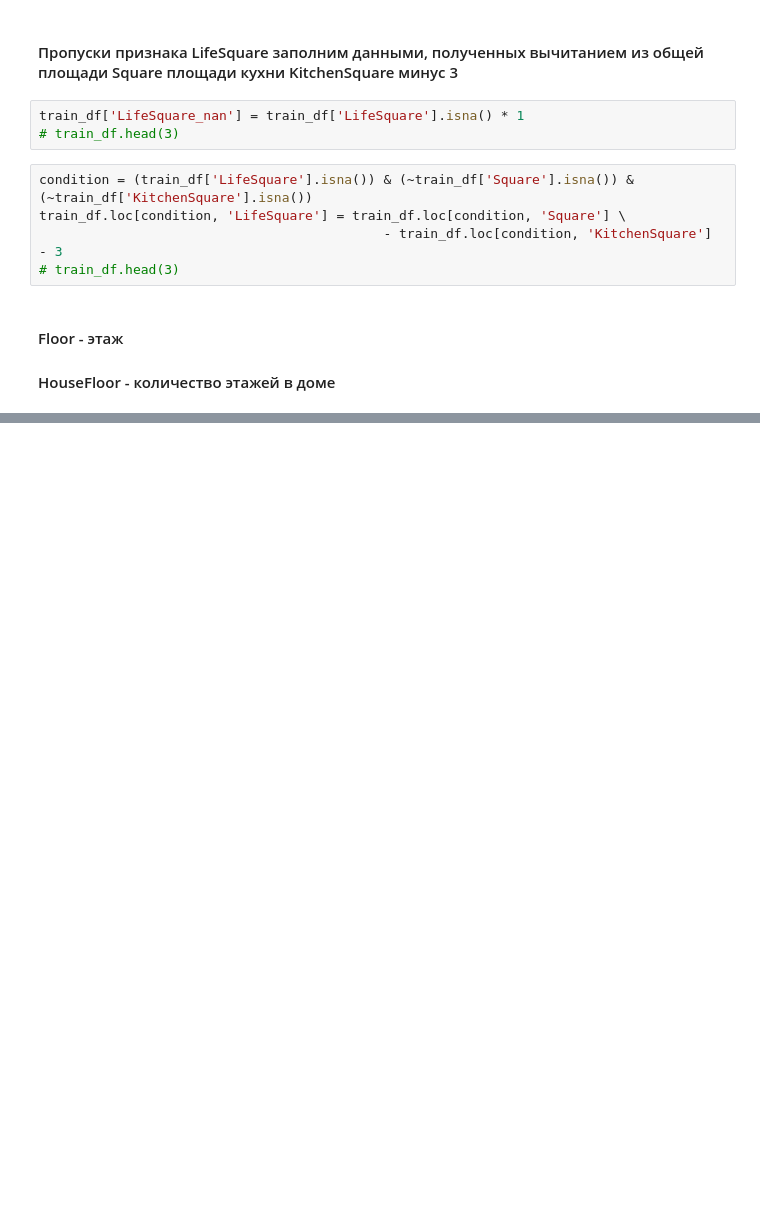
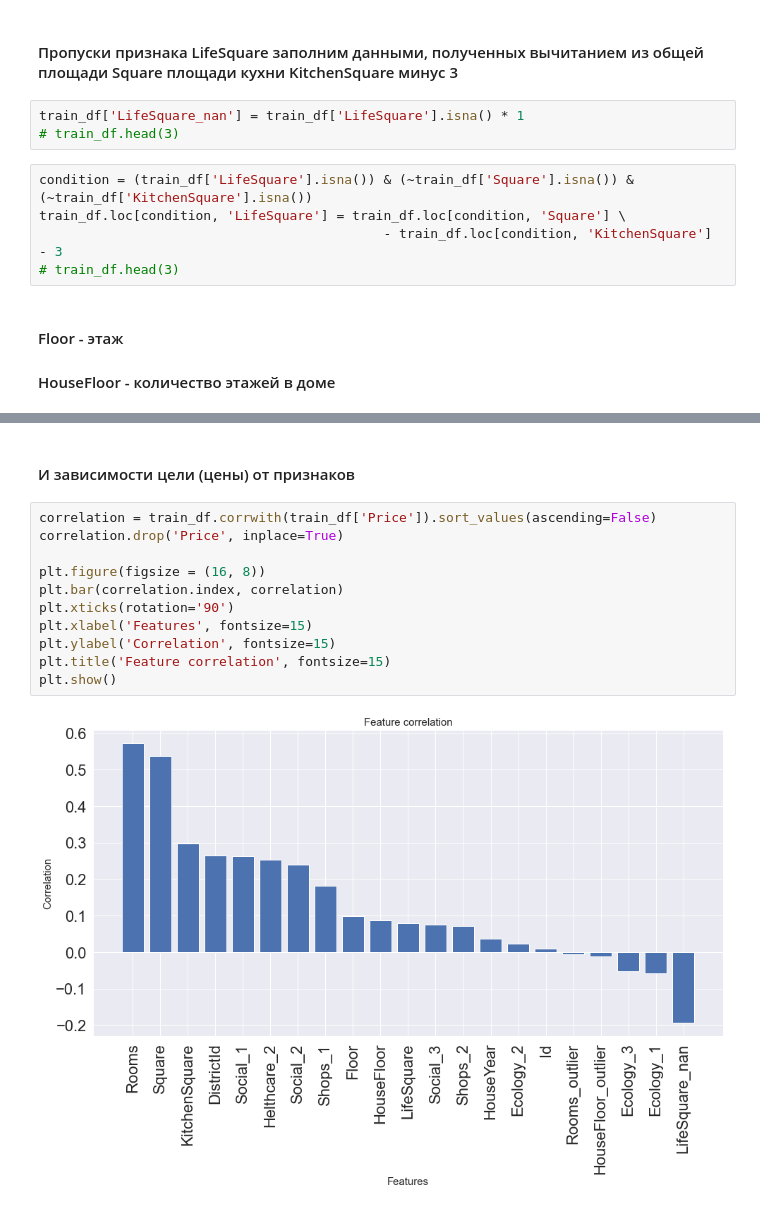
Before and after one commit to samoryad/datascience_GB, a Jupyter notebook: project_price_prediction/project_price_prediction.ipynb, the cells around one changed output, grey strips where cells are left out. Drawn from its saved outputs; the diff is of its cells as text; blank space fills up the shorter version.

```diff
--- a/project_price_prediction/project_price_prediction.ipynb
+++ b/project_price_prediction/project_price_prediction.ipynb
@@ -459,0 +516,15 @@ Length: 357, dtype: int64
+# %% [markdown]
+#### И зависимости цели (цены) от признаков
+# %%
+correlation = train_df.corrwith(train_df['Price']).sort_values(ascending=False)
+correlation.drop('Price', inplace=True)
+
+plt.figure(figsize = (16, 8))
+plt.bar(correlation.index, correlation)
+plt.xticks(rotation='90')
+plt.xlabel('Features', fontsize=15)
+plt.ylabel('Correlation', fontsize=15)
+plt.title('Feature correlation', fontsize=15)
+plt.show()
+# %% [output]
+[figure, added]
```
Also changed, not shown: parts of 46 cells of this notebook.
